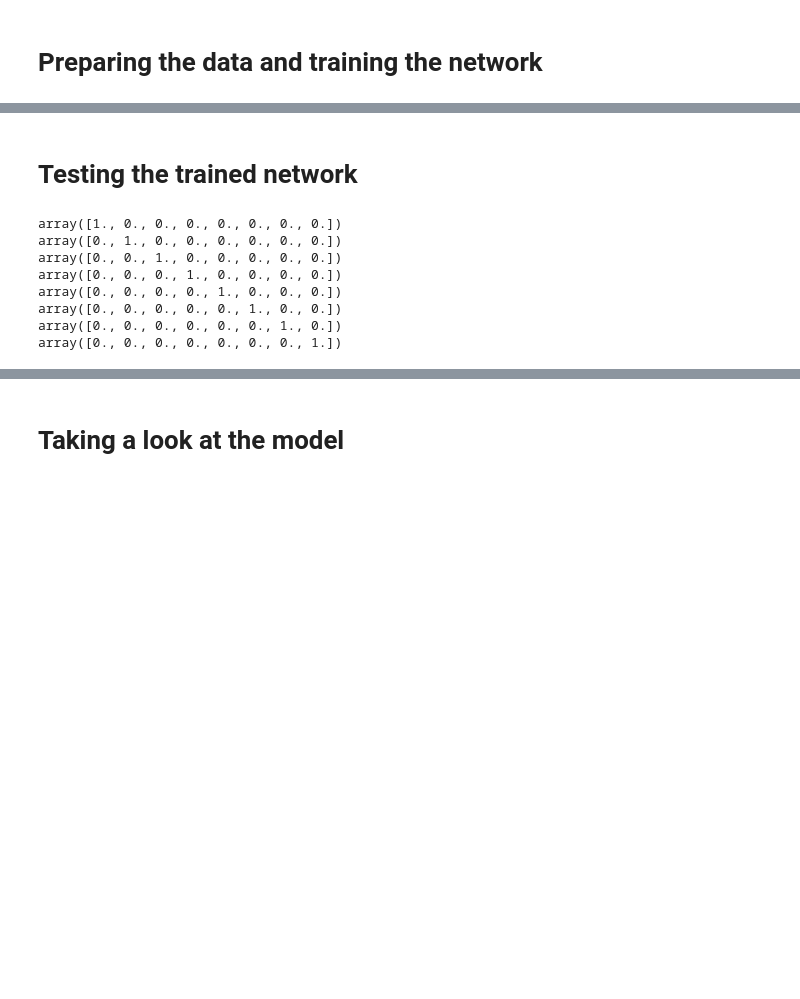
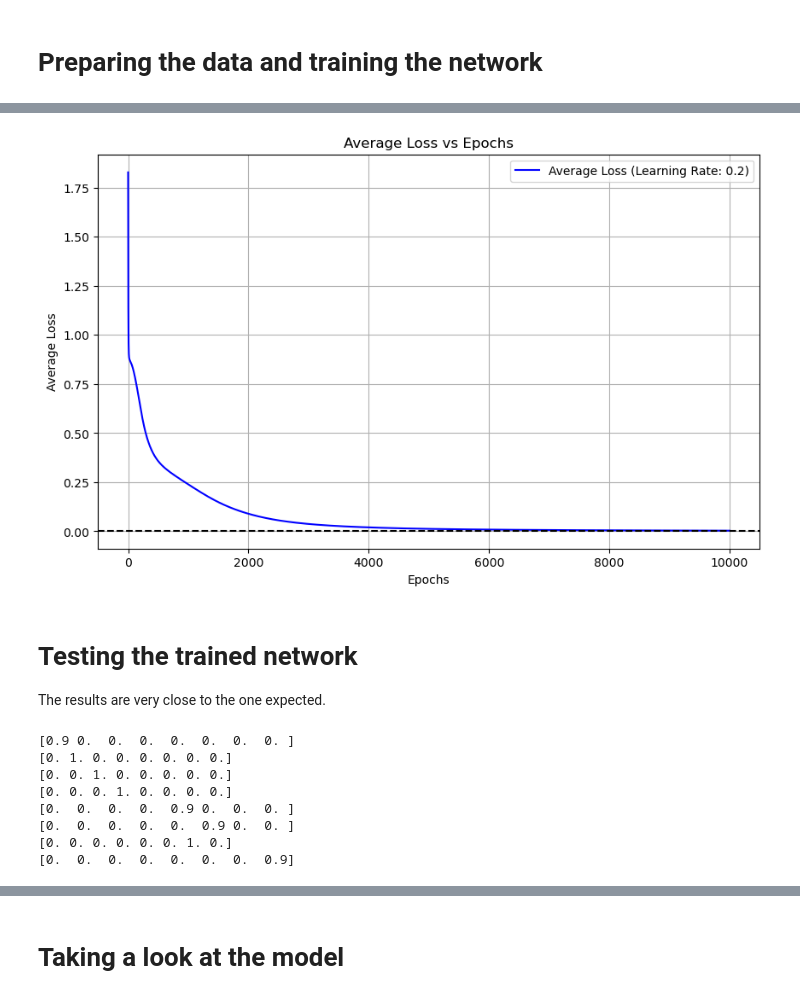
Before and after one commit to marcon21/aml_assignments, a Jupyter notebook: assignement1/assignment.ipynb, the cells around one changed output, grey strips where cells are left out. Cells and saved outputs as stored; diff of their text form; code cells hidden in the pictures; blank space fills up the shorter version.

```diff
--- a/assignement1/assignment.ipynb
+++ b/assignement1/assignment.ipynb
@@ -67,6 +114,12 @@ class NN():
     def __init__(self, layers: list, lr: float = 0.01):
         self.layers = layers
         self.learning_rate = lr
+        self.loss_history = []
+        self.init_weights()
+
+    def init_weights(self):
+        for layer in self.layers:
+            layer.init_weights()
 
     # Forward pass
     def forward(self, x):
@@ -88,7 +141,7 @@ class NN():
         return self.forward(x)
 
     # Trains the model, X is the input data which in this case is also used as the target
-    def train(self, X, epochs):
+    def train(self, X, epochs, verbose=False):
         for epoch in range(epochs):
             loss = []
             for x in X:
@@ -100,8 +153,9 @@ class NN():
                 self.update()
 
             loss = np.mean(loss)
+            self.loss_history.append(loss)
 
-            if epoch % (epochs / 10) == 0:
+            if epoch % (epochs / 10) == 0 and verbose:
                 print(f"Epoch {epoch} - Loss: {loss}")
 # %% [markdown]
 # Preparing the data and training the network
@@ -133,14 +187,32 @@ Epoch 9000 - Loss: 0.012449082191792782
+# %%
+# plot the loss
+plt.figure(figsize=(10, 6))
+plt.plot(
+    nn.loss_history,
+    label=f"Average Loss (Learning Rate: {nn.learning_rate})",
+    color="blue",
+)
+plt.title("Average Loss vs Epochs")
+plt.xlabel("Epochs")
+plt.ylabel("Average Loss")
+plt.axhline(y=0, color="black", linestyle="--")
+plt.legend()
+plt.grid()
+plt.show()
+# %% [output]
+[figure, added]
 # %% [markdown]
 # Testing the trained network
+The results are very close to the one expected.
 # %%
 for i in range(8):
-    pprint(np.round(nn(X[i])[0]))
+    print(np.array_str(np.round(nn(X[i])[0], 1), precision=1, suppress_small=True))
 # %% [output]
-array([1., 0., 0., 0., 0., 0., 0., 0.])
-array([0., 1., 0., 0., 0., 0., 0., 0.])
-array([0., 0., 1., 0., 0., 0., 0., 0.])
-array([0., 0., 0., 1., 0., 0., 0., 0.])
-array([0., 0., 0., 0., 1., 0., 0., 0.])
-array([0., 0., 0., 0., 0., 1., 0., 0.])
-array([0., 0., 0., 0., 0., 0., 1., 0.])
-array([0., 0., 0., 0., 0., 0., 0., 1.])
+[0.9 0.  0.  0.  0.  0.  0.  0. ]
+[0. 1. 0. 0. 0. 0. 0. 0.]
+[0. 0. 1. 0. 0. 0. 0. 0.]
+[0. 0. 0. 1. 0. 0. 0. 0.]
+[0.  0.  0.  0.  0.9 0.  0.  0. ]
+[0.  0.  0.  0.  0.  0.9 0.  0. ]
+[0. 0. 0. 0. 0. 0. 1. 0.]
+[0.  0.  0.  0.  0.  0.  0.  0.9]
```
Also changed, not shown: parts of 15 cells of this notebook, 4 other files.
